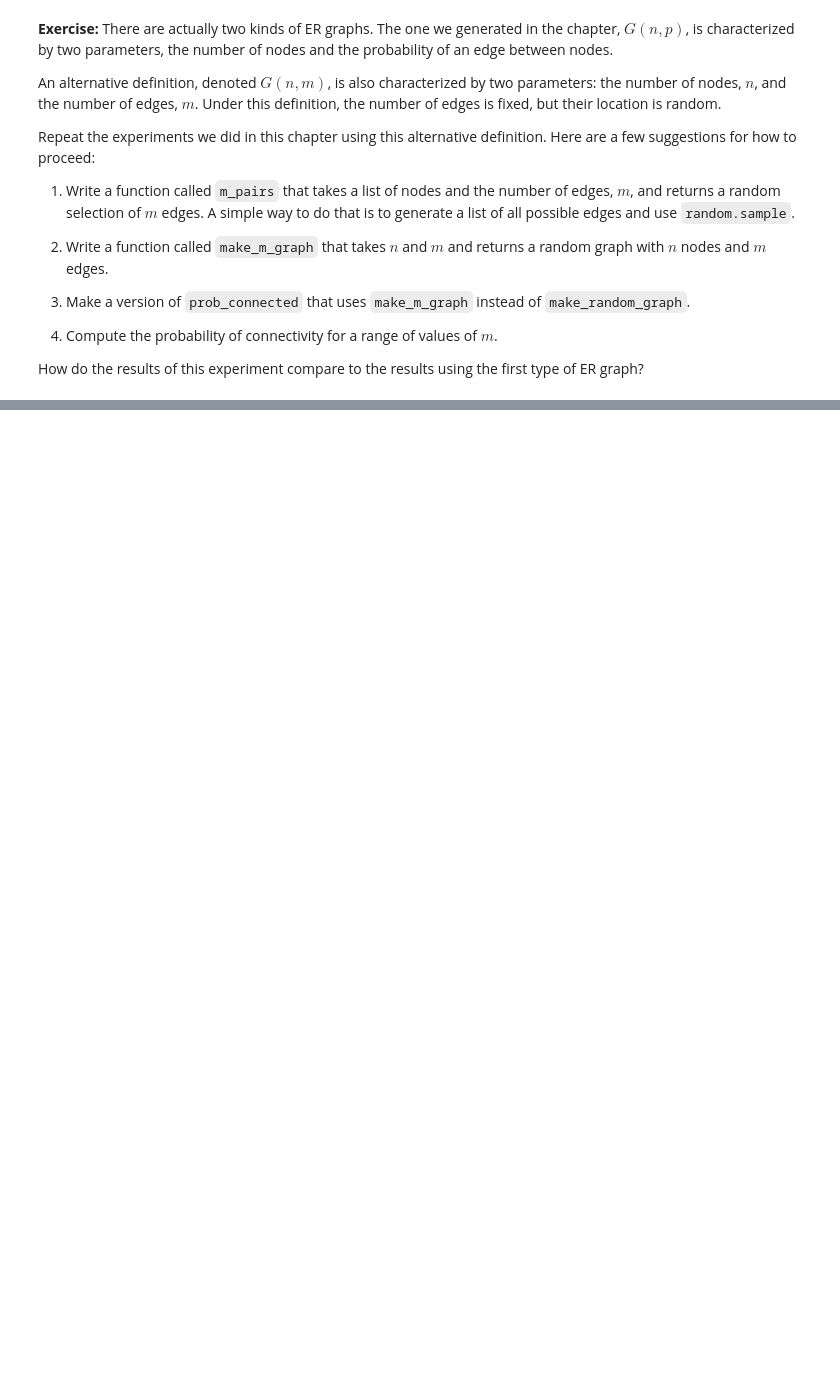
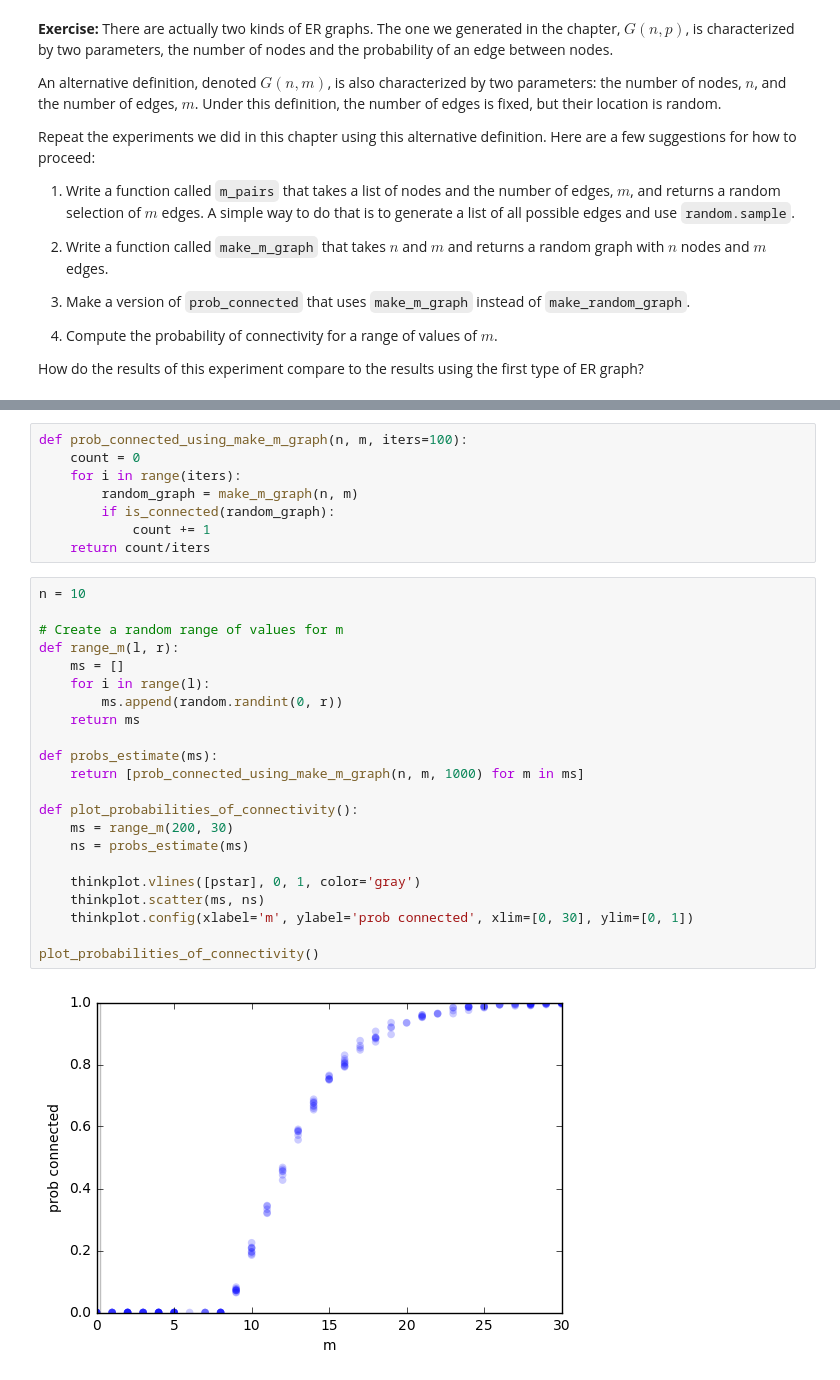
Before and after one commit to YehEmily/ThinkComplexity2, a Jupyter notebook: code/chap02.ipynb, the cells around one changed output, grey strips where cells are left out. Saved outputs shown, nothing was run; the diff lists cells and outputs as text; blank space fills up the shorter version.

```diff
--- a/code/chap02.ipynb
+++ b/code/chap02.ipynb
@@ -463,0 +484,32 @@ How do the results of this experiment compare to the results using the first typ
+# %%
+def prob_connected_using_make_m_graph(n, m, iters=100):
+    count = 0
+    for i in range(iters):
+        random_graph = make_m_graph(n, m)
+        if is_connected(random_graph):
+            count += 1
+    return count/iters
+# %%
+n = 10
+
+# Create a random range of values for m
+def range_m(l, r):
+    ms = []
+    for i in range(l):
+        ms.append(random.randint(0, r))
+    return ms
+
+def probs_estimate(ms):
+    return [prob_connected_using_make_m_graph(n, m, 1000) for m in ms]
+
+def plot_probabilities_of_connectivity():
+    ms = range_m(200, 30)
+    ns = probs_estimate(ms)
+
+    thinkplot.vlines([pstar], 0, 1, color='gray')
+    thinkplot.scatter(ms, ns)
+    thinkplot.config(xlabel='m', ylabel='prob connected', xlim=[0, 30], ylim=[0, 1])
+
+plot_probabilities_of_connectivity()
+# %% [output]
+[figure, added]
```
Also changed, not shown: parts of 19 cells of this notebook.
